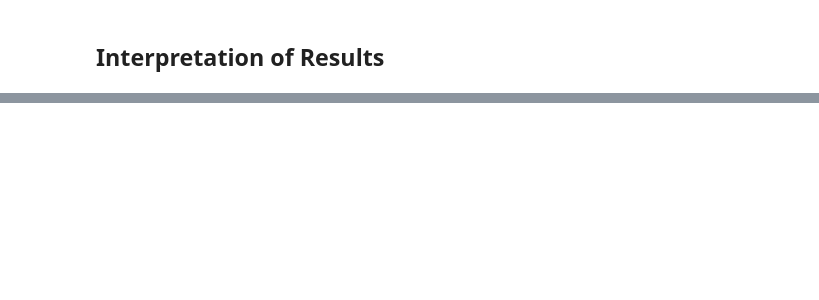
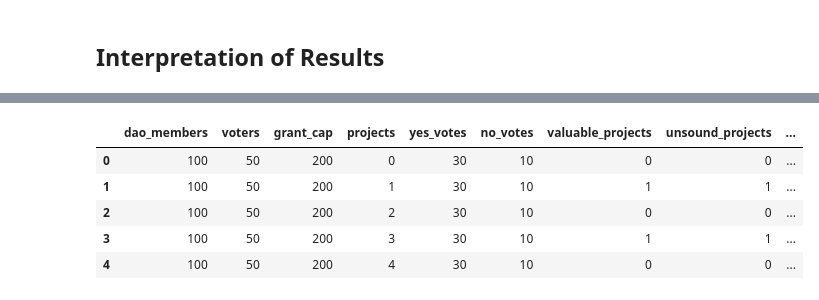
Before and after one commit to marc4gov/dao2nft, a Jupyter notebook: dao2nft.ipynb, the cells around one changed output, grey strips where cells are left out. Drawn from its saved outputs; the diff is of its cells as text; code cells hidden in the pictures; blank space fills up the shorter version.

```diff
--- a/dao2nft.ipynb
+++ b/dao2nft.ipynb
@@ -323,0 +168,20 @@ df_state.head()
+# %%
+df1 = df[(df['run'] == 1) & (df['simulation'] == 0)]
+df2 = df[(df['run'] == 2) & (df['simulation'] == 0)]
+df3 = df[(df['run'] == 3) & (df['simulation'] == 0)]
+df4 = df[(df['run'] == 4) & (df['simulation'] == 0)]
+
+df1.reset_index(drop=True, inplace=True)
+df2.reset_index(drop=True, inplace=True)
+df3.reset_index(drop=True, inplace=True)
+df4.reset_index(drop=True, inplace=True)
+
+dfs1 = [df1,df2,df3,df4]
+df4.head()
+# %% [output]
+|  | dao_members | voters | grant_cap | projects | yes_votes | no_votes | valuable_projects | unsound_projects | ... |
+| 0 | 100 | 50 | 200 | 0 | 30 | 10 | 0 | 0 | ... |
+| 1 | 100 | 50 | 200 | 1 | 30 | 10 | 1 | 1 | ... |
+| 2 | 100 | 50 | 200 | 2 | 30 | 10 | 0 | 0 | ... |
+| 3 | 100 | 50 | 200 | 3 | 30 | 10 | 1 | 1 | ... |
+| 4 | 100 | 50 | 200 | 4 | 30 | 10 | 0 | 0 | ... |
```
Also changed, not shown: parts of 13 cells of this notebook, 20 other files.
